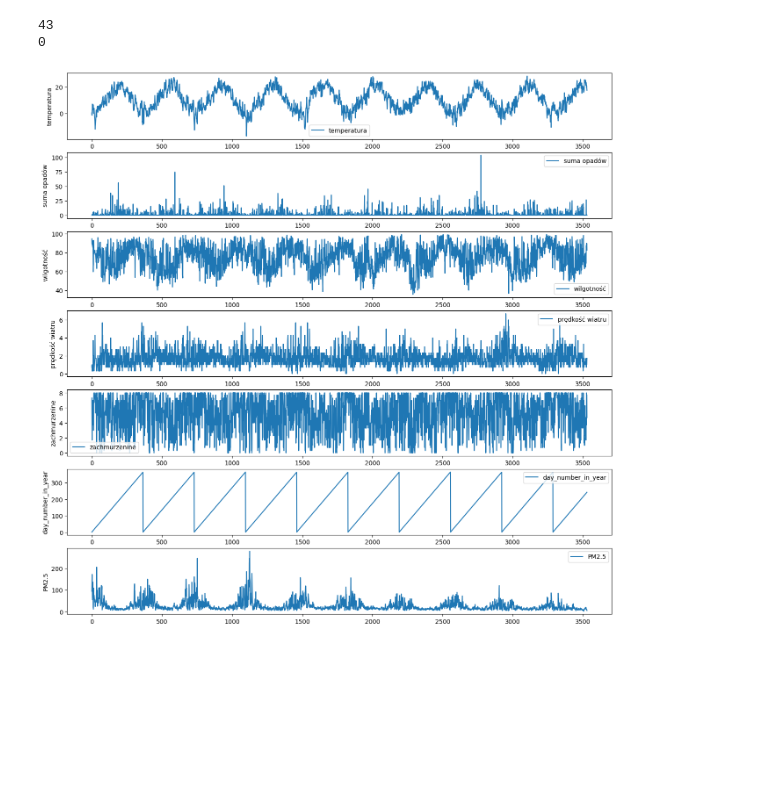
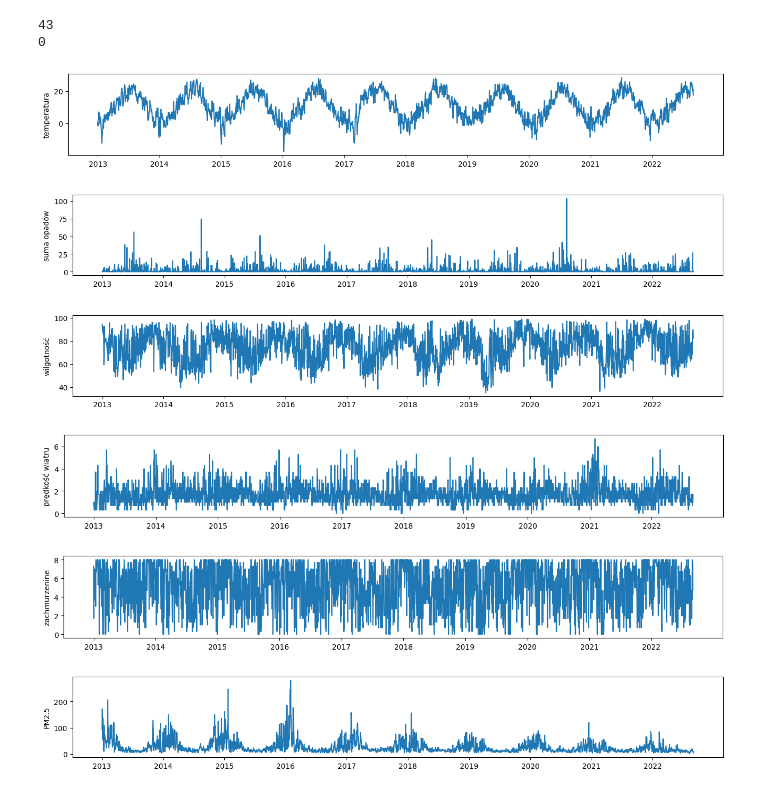
Before and after one commit to Bronek31/praca_inzynierska, a Jupyter notebook: aktualne/przygotowanie_danych/skrypt.ipynb, the cells around one changed output. Drawn from its saved outputs; the diff is of its cells as text; code cells hidden in the pictures; blank space fills up the shorter version.

```diff
--- a/aktualne/przygotowanie_danych/skrypt.ipynb
+++ b/aktualne/przygotowanie_danych/skrypt.ipynb
@@ -55,24 +55,55 @@ print(model_data["PM2.5"].isna().sum())
 # %% [output]
 43
 0
-# %%
-import matplotlib.pyplot as plt
-
-fig, axs = plt.subplots(7, 1, figsize=(16, 16))
-
-columns = ["temperatura", "suma opadów", "wilgotność", "prędkość wiatru", "zachmurzenine","day_number_in_year", "PM2.5"]
-
-for i, column in enumerate(columns):
-    axs[i].plot(model_data.index, model_data[column], label=column)
-    axs[i].set_ylabel(column)
-
-
-for ax in axs:
-    ax.legend()
-
-plt.show()
-# %% [output]
-[figure, removed]
+# %%
+import matplotlib.pyplot as plt
+import numpy as np
+
+first_day_of_month = np.array([0,365,730,1095, 1460,1825,2190,2555,2920,3285]) # First day of each month
+my_xticks = ['2013','2014','2015','2016','2017','2018','2019','2020','2021','2022']
+
+plt.figure(figsize=[16,2])
+plt.plot(model_data.index,model_data["temperatura"])
+plt.xticks(first_day_of_month, my_xticks)
+plt.ylabel("temperatura")
+plt.show()
+
+plt.figure(figsize=[16,2])
+plt.plot(model_data.index,model_data["suma opadów"])
+plt.xticks(first_day_of_month, my_xticks)
+plt.ylabel("suma opadów")
+plt.show()
+
+plt.figure(figsize=[16,2])
+plt.plot(model_data.index,model_data["wilgotność"])
+plt.xticks(first_day_of_month, my_xticks)
+plt.ylabel("wilgotność")
+plt.show()
+
+plt.figure(figsize=[16,2])
+plt.plot(model_data.index,model_data["prędkość wiatru"])
+plt.xticks(first_day_of_month, my_xticks)
+plt.ylabel("prędkość wiatru")
+plt.show()
+
+plt.figure(figsize=[16,2])
+plt.plot(model_data.index,model_data["zachmurzenine"])
+plt.xticks(first_day_of_month, my_xticks)
+plt.ylabel("zachmurzenine")
+plt.show()
+
+plt.figure(figsize=[16,2])
+plt.plot(model_data.index,model_data["PM2.5"])
+plt.xticks(first_day_of_month, my_xticks)
+plt.ylabel("PM2.5")
+plt.show()
+# %% [output]
+[figure, added]
+[figure, added]
+[figure, added]
+[figure, added]
+[figure, added]
+[figure, added]
 # %%
 from sklearn.preprocessing import StandardScaler
 scaler = StandardScaler()
```
Also changed, not shown: parts of 3 cells of this notebook, 22 other files.
